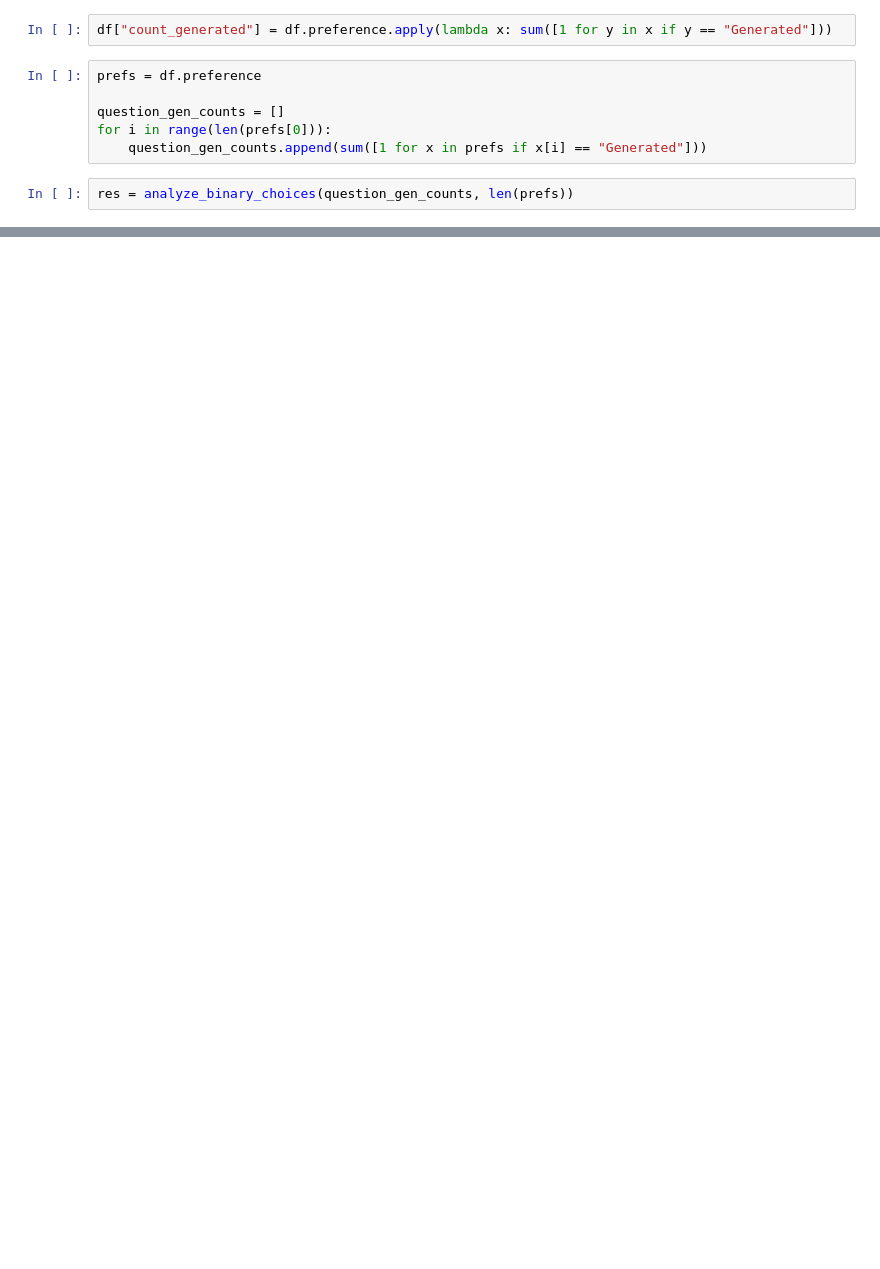
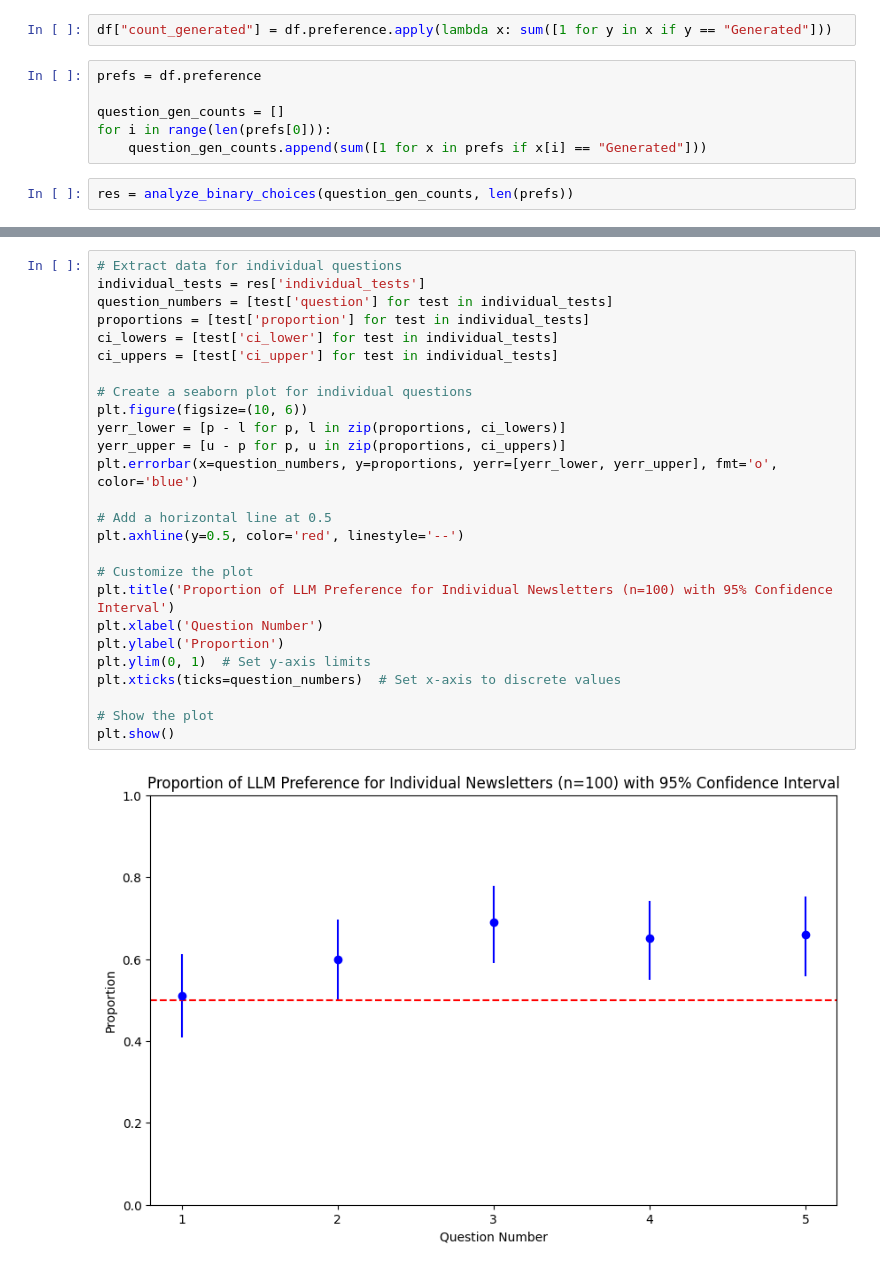
Before and after one commit to NHagar/email-personalization, a Jupyter notebook: analysis/survey_results.ipynb, the cells around one changed output, grey strips where cells are left out. Drawn from its saved outputs; the diff is of its cells as text; blank space fills up the shorter version.

```diff
--- a/analysis/survey_results.ipynb
+++ b/analysis/survey_results.ipynb
@@ -211,0 +237,28 @@ Significant: False
+# %%
+# Extract data for individual questions
+individual_tests = res['individual_tests']
+question_numbers = [test['question'] for test in individual_tests]
+proportions = [test['proportion'] for test in individual_tests]
+ci_lowers = [test['ci_lower'] for test in individual_tests]
+ci_uppers = [test['ci_upper'] for test in individual_tests]
+
+# Create a seaborn plot for individual questions
+plt.figure(figsize=(10, 6))
+yerr_lower = [p - l for p, l in zip(proportions, ci_lowers)]
+yerr_upper = [u - p for p, u in zip(proportions, ci_uppers)]
+plt.errorbar(x=question_numbers, y=proportions, yerr=[yerr_lower, yerr_upper], fmt='o', color='blue')
+
+# Add a horizontal line at 0.5
+plt.axhline(y=0.5, color='red', linestyle='--')
+
+# Customize the plot
+plt.title('Proportion of LLM Preference for Individual Newsletters (n=100) with 95% Confidence Interval')
+plt.xlabel('Question Number')
+plt.ylabel('Proportion')
+plt.ylim(0, 1)  # Set y-axis limits
+plt.xticks(ticks=question_numbers)  # Set x-axis to discrete values
+
+# Show the plot
+plt.show()
+# %% [output]
+[figure, added]
```
Also changed, not shown: parts of 13 cells of this notebook.
